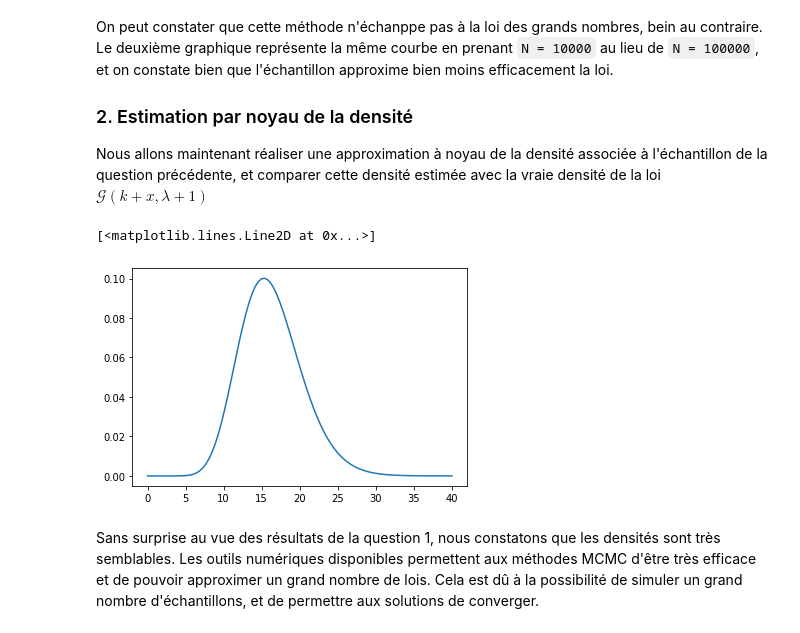
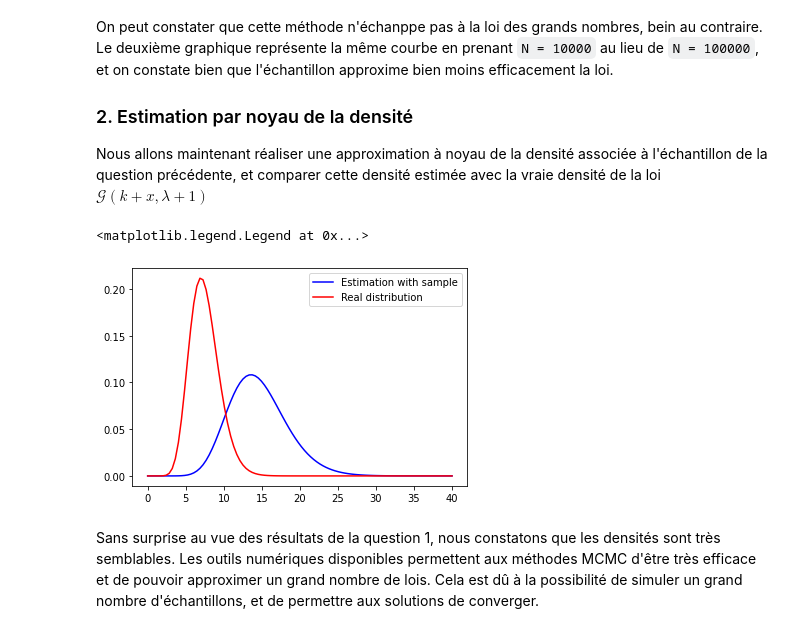
Before and after one commit to Aympab/Projet_Probas_Stats, a Jupyter notebook: probleme3.ipynb, the cells around one changed output. Saved outputs shown, nothing was run; the diff lists cells and outputs as text; code cells hidden in the pictures.

```diff
--- a/probleme3.ipynb
+++ b/probleme3.ipynb
@@ -56,7 +56,7 @@ N = int(10e4)
 s = 10
 
 x = 0
-p = posterior(x)
+p = estimated_posterior(x)
 
 samples = []
 samples_small = []
@@ -122,16 +122,18 @@ Nous allons maintenant réaliser une approximation à noyau de la densité assoc
 # %%
 # kernel = stats.poisson_kde(samples)
 a,b,c = stats.gamma.fit(samples)
 
 density = stats.gamma.pdf(x, a)
 
-x_array = np.linspace(0, 40, 100)
-y_array = np.asarray( [stats.gamma.pdf(x, a, b) for x in x_array] )
+absc = np.linspace(0, 40, 100)
+ord = np.asarray( [stats.gamma.pdf(x, a, b) for x in x_array] )
 
-plt.plot(x_array, y_array)
+plt.plot(absc, ord, '-b', label="Estimation with sample")
+plt.plot(x_array, y_array, '-r', label="Real distribution")
+plt.legend()
 # plt.plot(kernel(samples))
 # %% [output]
-[<matplotlib.lines.Line2D at 0x...>]
+<matplotlib.legend.Legend at 0x...>
-[figure, old version]
+[figure, new version]
 # %% [markdown]
 Sans surprise au vue des résultats de la question 1, nous constatons que les densités sont très semblables. Les outils numériques disponibles permettent aux méthodes MCMC d'être très efficace et de pouvoir approximer un grand nombre de lois. Cela est dû à la possibilité de simuler un grand nombre d'échantillons, et de permettre aux solutions de converger.
```
Also changed, not shown: parts of 1 cell of this notebook, 2 other files.
